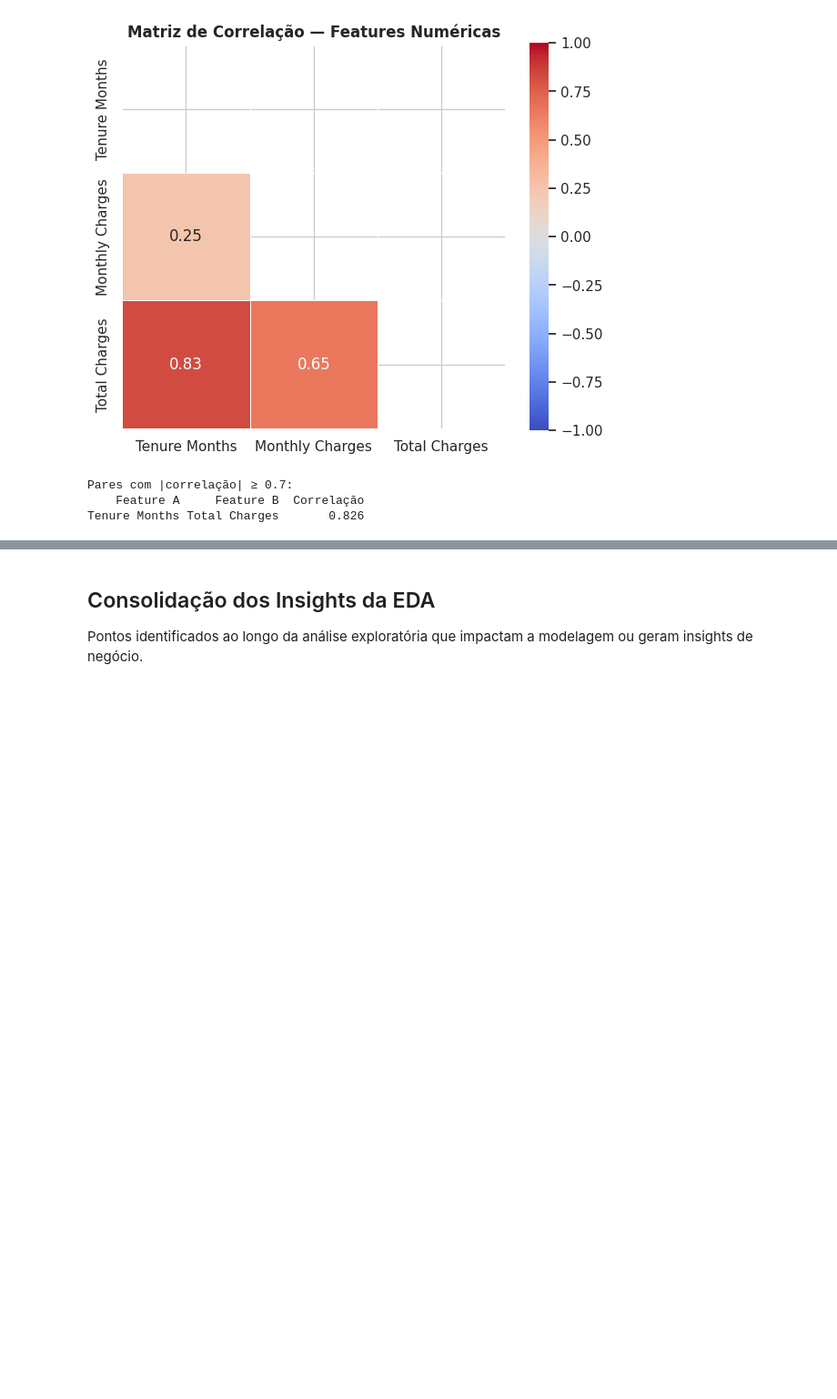
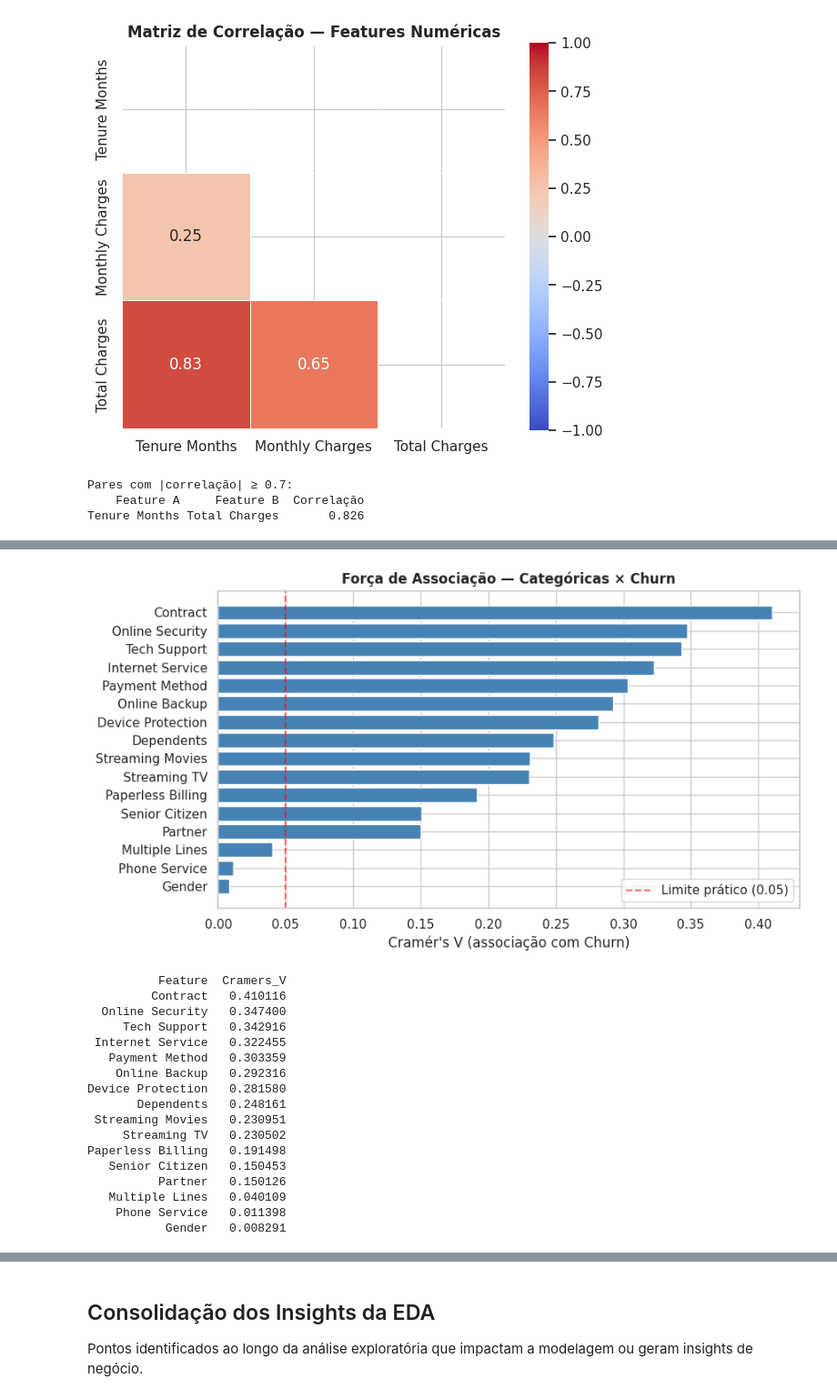
Before and after one commit to Jonathan1902/postech-fiap-tech-challenge-1, a Jupyter notebook: notebooks/01_eda_telco_churn.ipynb, the cells around one changed output, grey strips where cells are left out. Shown at 91% size. Saved outputs shown, nothing was run; the diff lists cells and outputs as text; code cells hidden in the pictures; blank space fills up the shorter version.

```diff
--- a/notebooks/01_eda_telco_churn.ipynb
+++ b/notebooks/01_eda_telco_churn.ipynb
@@ -562,0 +606,17 @@ insights.extend([
+# %%
+addons = ['Online Security','Online Backup','Device Protection',
+          'Tech Support','Streaming TV','Streaming Movies']
+
+print('Add-on: quantos são "No internet service" e se batem 1:1 com Internet Service=="No"')
+for c in addons:
+    n = (df[c] == 'No internet service').sum()
+    match = ((df[c] == 'No internet service') == (df['Internet Service'] == 'No')).all()
+    print(f'  {c:20s}  n={n:4d}   colinear={match}')
+
+n_ml = (df['Multiple Lines'] == 'No phone service').sum()
+match_ml = ((df['Multiple Lines'] == 'No phone service') == (df['Phone Service'] == 'No')).all()
+print(f'  Multiple Lines (No phone service)  n={n_ml:4d}   colinear={match_ml}')
+
+print()
+print('Ação: colapsar "No internet service" → "No" e "No phone service" → "No"')
+print('      Reduz 7 categorias binárias colineares após OHE, sem perda de informação.')
@@ -562,0 +639,41 @@ insights.extend([
+# %%
+from scipy.stats import chi2_contingency
+
+def cramers_v(x, y):
+    ct = pd.crosstab(x, y)
+    chi2 = chi2_contingency(ct)[0]
+    n = ct.sum().sum()
+    r, k = ct.shape
+    return np.sqrt(chi2 / (n * (min(r, k) - 1)))
+
+cv_rows = [(c, cramers_v(df[c], df[TARGET_COL])) for c in cat_cols]
+cv_df = pd.DataFrame(cv_rows, columns=['Feature', 'Cramers_V']).sort_values('Cramers_V', ascending=False)
+
+fig, ax = plt.subplots(figsize=(9, 5))
+ax.barh(cv_df['Feature'][::-1], cv_df['Cramers_V'][::-1], color='steelblue', edgecolor='white')
+ax.axvline(0.05, color='red', ls='--', alpha=0.6, label='Limite prático (0.05)')
+ax.set_xlabel("Cramér's V (associação com Churn)")
+ax.set_title('Força de Associação — Categóricas × Churn', fontweight='bold')
+ax.legend()
+plt.tight_layout(); plt.show()
+
+print(cv_df.to_string(index=False))
+# %% [output]
+[figure, added]
+          Feature  Cramers_V
+         Contract   0.410116
+  Online Security   0.347400
+     Tech Support   0.342916
+ Internet Service   0.322455
+   Payment Method   0.303359
+    Online Backup   0.292316
+Device Protection   0.281580
+       Dependents   0.248161
+ Streaming Movies   0.230951
+     Streaming TV   0.230502
+Paperless Billing   0.191498
+   Senior Citizen   0.150453
+          Partner   0.150126
+   Multiple Lines   0.040109
+    Phone Service   0.011398
+           Gender   0.008291
```
Also changed, not shown: parts of 23 cells of this notebook, 5 other files.
